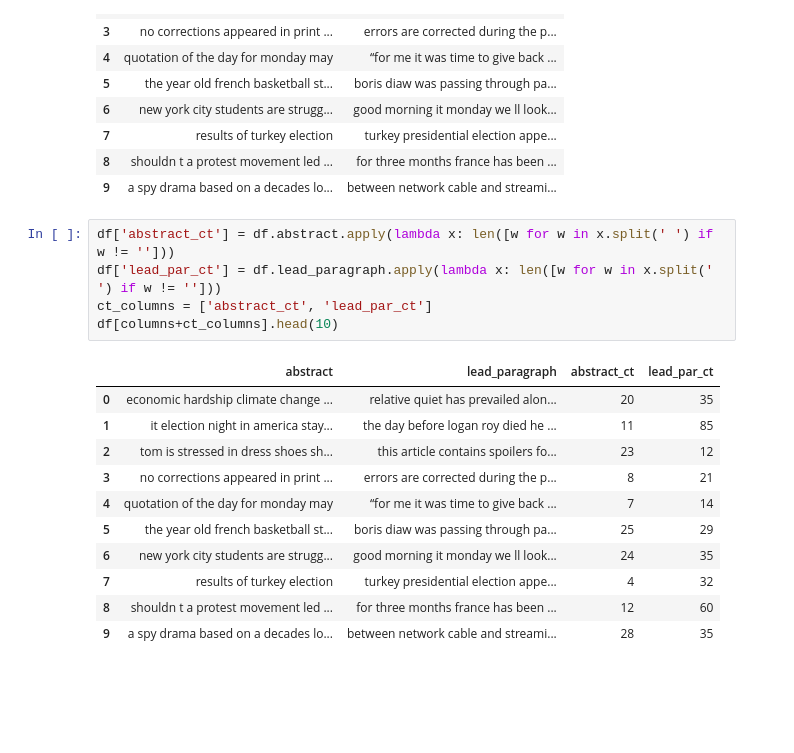
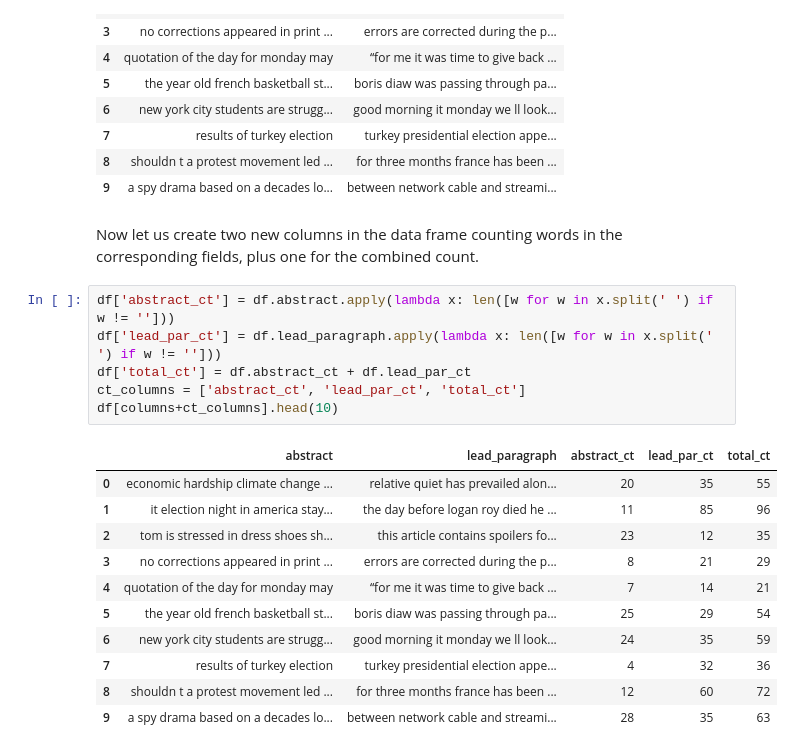
Before and after one commit to rptripathi/NYTimes, a Jupyter notebook: preprocessing.ipynb, the cells around one changed output. Saved outputs shown, nothing was run; the diff lists cells and outputs as text; blank space fills up the shorter version.

```diff
--- a/preprocessing.ipynb
+++ b/preprocessing.ipynb
@@ -214,23 +205,26 @@ df[columns].head(10)
 | 7 | results of turkey election | turkey presidential election appe... |
 | 8 | shouldn t a protest movement led ... | for three months france has been ... |
 | 9 | a spy drama based on a decades lo... | between network cable and streami... |
+# %% [markdown]
+Now let us create two new columns in the data frame counting words in the corresponding fields, plus one for the combined count.
 # %%
 df['abstract_ct'] = df.abstract.apply(lambda x: len([w for w in x.split(' ') if w != '']))
 df['lead_par_ct'] = df.lead_paragraph.apply(lambda x: len([w for w in x.split(' ') if w != '']))
-ct_columns = ['abstract_ct', 'lead_par_ct']
+df['total_ct'] = df.abstract_ct + df.lead_par_ct
+ct_columns = ['abstract_ct', 'lead_par_ct', 'total_ct']
 df[columns+ct_columns].head(10)
 # %% [output]
-|  | abstract | lead_paragraph | abstract_ct | lead_par_ct |
-| 0 | economic hardship climate change ... | relative quiet has prevailed alon... | 20 | 35 |
-| 1 | it election night in america stay... | the day before logan roy died he ... | 11 | 85 |
-| 2 | tom is stressed in dress shoes sh... | this article contains spoilers fo... | 23 | 12 |
-| 3 | no corrections appeared in print ... | errors are corrected during the p... | 8 | 21 |
-| 4 | quotation of the day for monday may | “for me it was time to give back ... | 7 | 14 |
-| 5 | the year old french basketball st... | boris diaw was passing through pa... | 25 | 29 |
-| 6 | new york city students are strugg... | good morning it monday we ll look... | 24 | 35 |
-| 7 | results of turkey election | turkey presidential election appe... | 4 | 32 |
-| 8 | shouldn t a protest movement led ... | for three months france has been ... | 12 | 60 |
-| 9 | a spy drama based on a decades lo... | between network cable and streami... | 28 | 35 |
+|  | abstract | lead_paragraph | abstract_ct | lead_par_ct | total_ct |
+| 0 | economic hardship climate change ... | relative quiet has prevailed alon... | 20 | 35 | 55 |
+| 1 | it election night in america stay... | the day before logan roy died he ... | 11 | 85 | 96 |
+| 2 | tom is stressed in dress shoes sh... | this article contains spoilers fo... | 23 | 12 | 35 |
+| 3 | no corrections appeared in print ... | errors are corrected during the p... | 8 | 21 | 29 |
+| 4 | quotation of the day for monday may | “for me it was time to give back ... | 7 | 14 | 21 |
+| 5 | the year old french basketball st... | boris diaw was passing through pa... | 25 | 29 | 54 |
+| 6 | new york city students are strugg... | good morning it monday we ll look... | 24 | 35 | 59 |
+| 7 | results of turkey election | turkey presidential election appe... | 4 | 32 | 36 |
+| 8 | shouldn t a protest movement led ... | for three months france has been ... | 12 | 60 | 72 |
+| 9 | a spy drama based on a decades lo... | between network cable and streami... | 28 | 35 | 63 |
 # %%
 df[ct_columns].describe()
 # %% [output]
```
Also changed, not shown: parts of 12 cells of this notebook.
